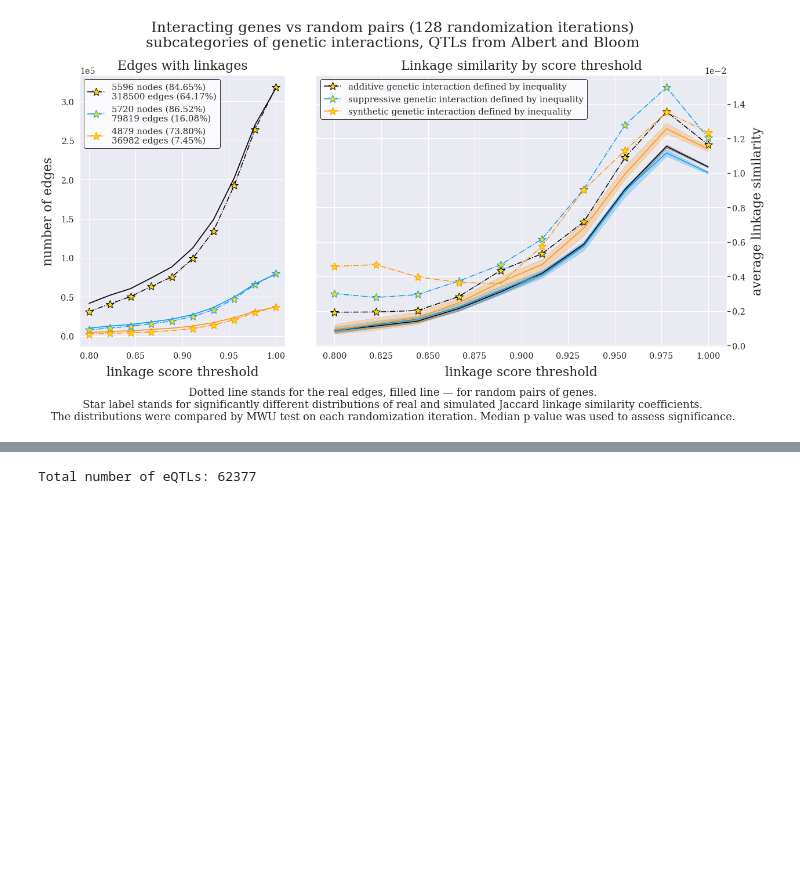
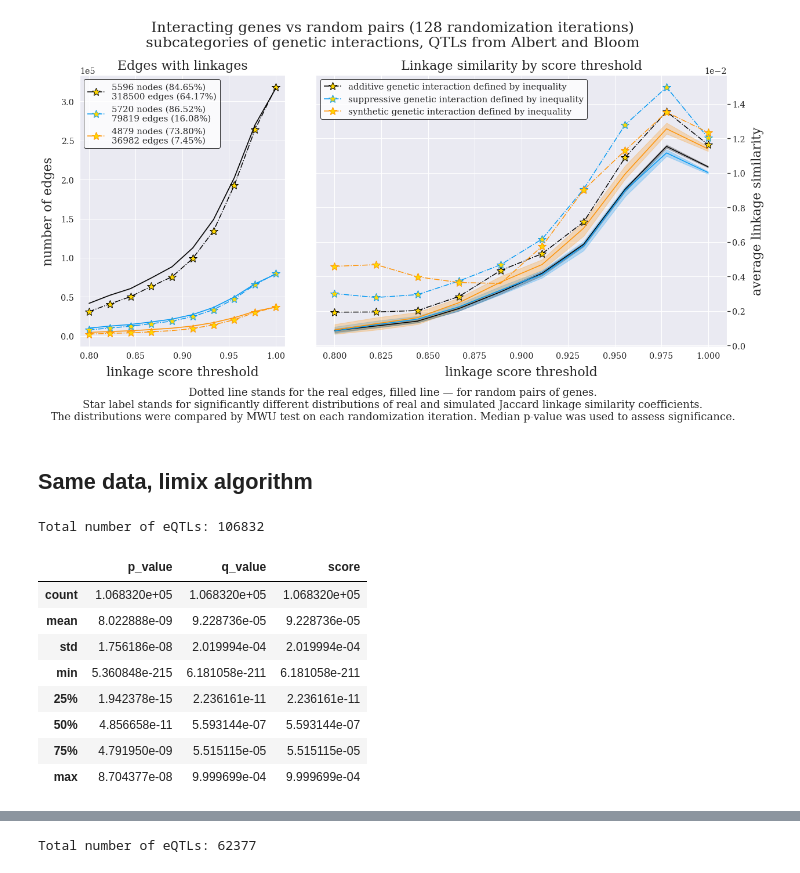
Before and after one commit to ivanov-v-v/PPINs-QTLs-Joint-Analysis, a Jupyter notebook: notebooks/figure-1-random-pairs.ipynb, the cells around one changed output, grey strips where cells are left out. Saved outputs shown, nothing was run; the diff lists cells and outputs as text; code cells hidden in the pictures; blank space fills up the shorter version.

```diff
--- a/notebooks/figure-1-random-pairs.ipynb
+++ b/notebooks/figure-1-random-pairs.ipynb
@@ -625,3 +639,19 @@ plot_figure_1(
 )
 # %% [output]
 [figure]
+# %% [markdown]
+## Same data, limix algorithm
+# %%
+print("Total number of eQTLs: {}".format(qtls_df["eQTLs_2018"]["limix"].shape[0]))
+qtls_df["eQTLs_2018"]["limix"].describe()
+# %% [output]
+Total number of eQTLs: 106832
+|  | p_value | q_value | score |
+| count | 1.068320e+05 | 1.068320e+05 | 1.068320e+05 |
+| mean | 8.022888e-09 | 9.228736e-05 | 9.228736e-05 |
+| std | 1.756186e-08 | 2.019994e-04 | 2.019994e-04 |
+| min | 5.360848e-215 | 6.181058e-211 | 6.181058e-211 |
+| 25% | 1.942378e-15 | 2.236161e-11 | 2.236161e-11 |
+| 50% | 4.856658e-11 | 5.593144e-07 | 5.593144e-07 |
+| 75% | 4.791950e-09 | 5.515115e-05 | 5.515115e-05 |
+| max | 8.704377e-08 | 9.999699e-04 | 9.999699e-04 |
```
Also changed, not shown: parts of 17 cells of this notebook.
